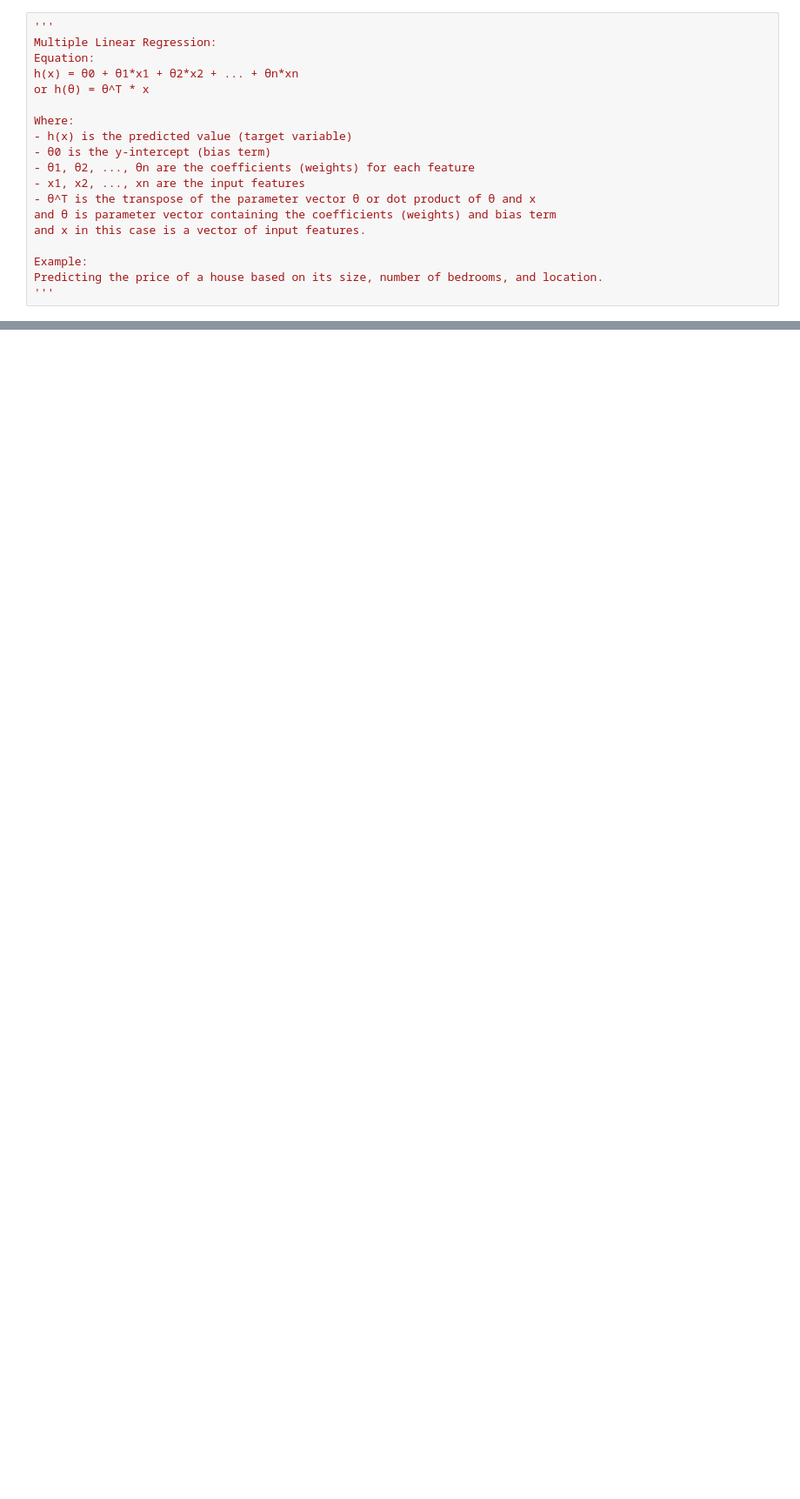
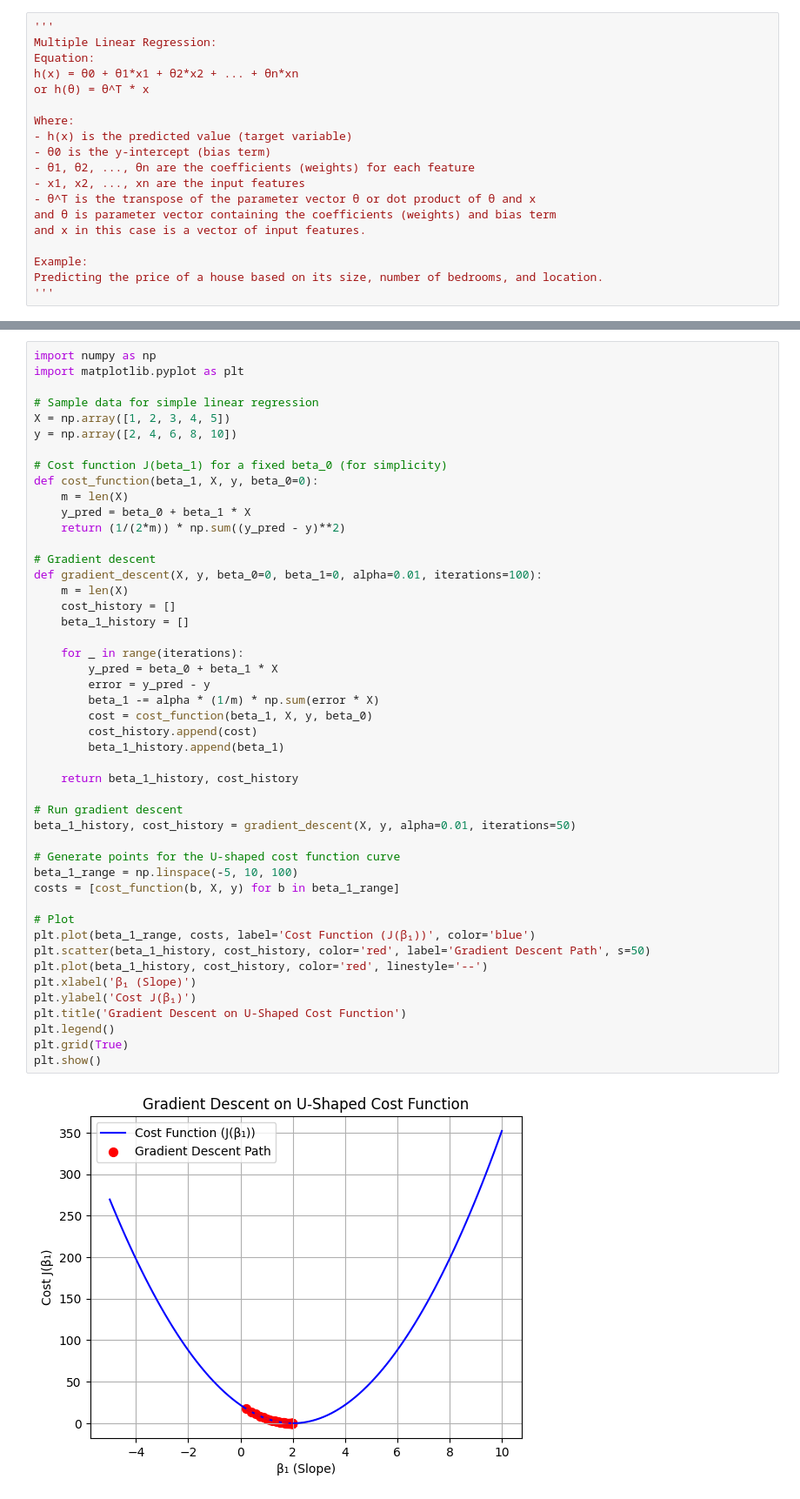
Before and after one commit to abhik12295/Data-Science-Learning, a Jupyter notebook: Core ML Topics/5. ML Algos/1. Linear Regression.ipynb, the cells around one changed output, grey strips where cells are left out. Shown at 87% size. Saved outputs shown, nothing was run; the diff lists cells and outputs as text; blank space fills up the shorter version.

```diff
--- a/Core ML Topics/5. ML Algos/1. Linear Regression.ipynb
+++ b/Core ML Topics/5. ML Algos/1. Linear Regression.ipynb
@@ -91,0 +165,49 @@ Predicting the price of a house based on its size, number of bedrooms, and locat
+# %%
+import numpy as np
+import matplotlib.pyplot as plt
+
+# Sample data for simple linear regression
+X = np.array([1, 2, 3, 4, 5])
+y = np.array([2, 4, 6, 8, 10])
+
+# Cost function J(beta_1) for a fixed beta_0 (for simplicity)
+def cost_function(beta_1, X, y, beta_0=0):
+    m = len(X)
+    y_pred = beta_0 + beta_1 * X
+    return (1/(2*m)) * np.sum((y_pred - y)**2)
+
+# Gradient descent
+def gradient_descent(X, y, beta_0=0, beta_1=0, alpha=0.01, iterations=100):
+    m = len(X)
+    cost_history = []
+    beta_1_history = []
+
+    for _ in range(iterations):
+        y_pred = beta_0 + beta_1 * X
+        error = y_pred - y
+        beta_1 -= alpha * (1/m) * np.sum(error * X)
+        cost = cost_function(beta_1, X, y, beta_0)
+        cost_history.append(cost)
+        beta_1_history.append(beta_1)
+
+    return beta_1_history, cost_history
+
+# Run gradient descent
+beta_1_history, cost_history = gradient_descent(X, y, alpha=0.01, iterations=50)
+
+# Generate points for the U-shaped cost function curve
+beta_1_range = np.linspace(-5, 10, 100)
+costs = [cost_function(b, X, y) for b in beta_1_range]
+
+# Plot
+plt.plot(beta_1_range, costs, label='Cost Function (J(β₁))', color='blue')
+plt.scatter(beta_1_history, cost_history, color='red', label='Gradient Descent Path', s=50)
+plt.plot(beta_1_history, cost_history, color='red', linestyle='--')
+plt.xlabel('β₁ (Slope)')
+plt.ylabel('Cost J(β₁)')
+plt.title('Gradient Descent on U-Shaped Cost Function')
+plt.legend()
+plt.grid(True)
+plt.show()
+# %% [output]
+[figure, added]
```
Also changed, not shown: parts of 3 cells of this notebook.
